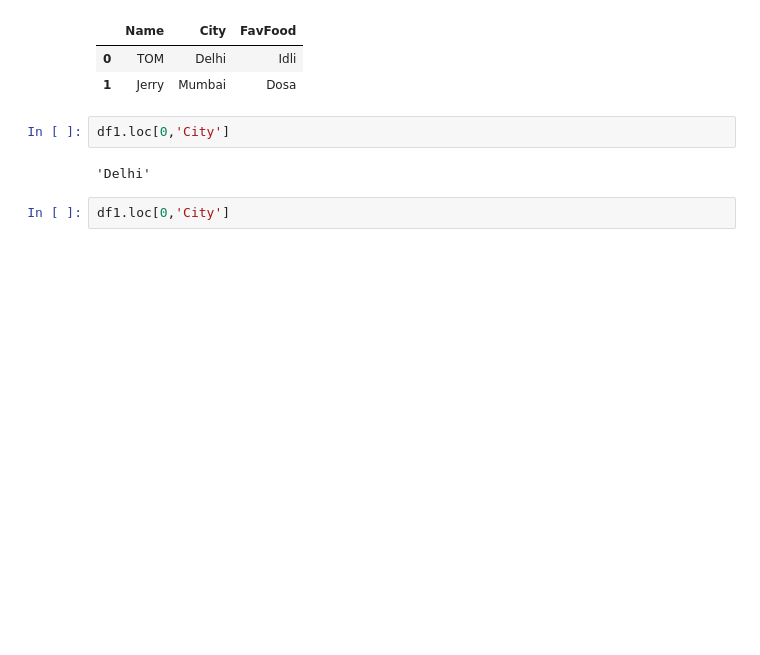
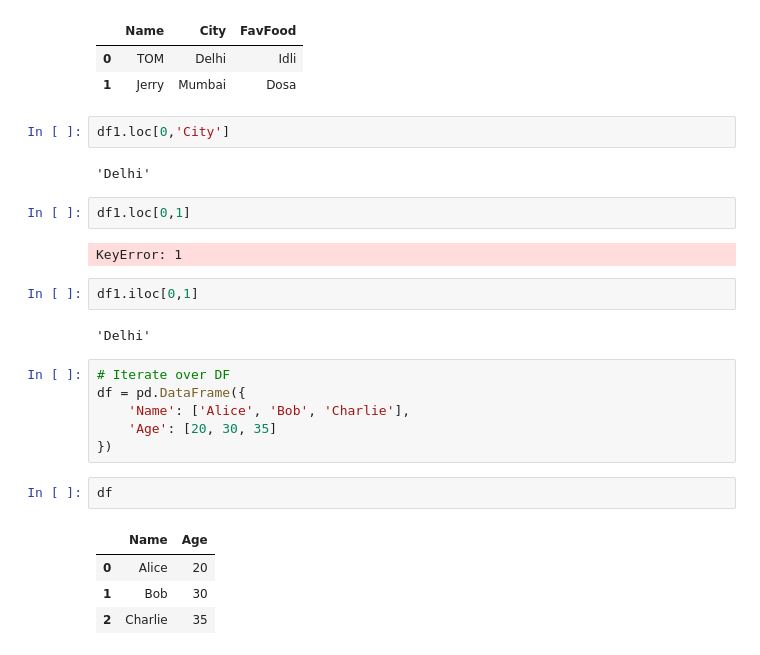
Before and after one commit to omrajsharma/lb-py-may-2025, a Jupyter notebook: pandas.ipynb, the cells around one changed output. Cells and saved outputs as stored; diff of their text form; blank space fills up the shorter version.

```diff
--- a/pandas.ipynb
+++ b/pandas.ipynb
@@ -514,4 +514,23 @@ df1.loc[0,'City']
 # %% [output]
 'Delhi'
 # %%
-df1.loc[0,'City']
+df1.loc[0,1]
+# %% [output]
+KeyError: 1
+# %%
+df1.iloc[0,1]
+# %% [output]
+'Delhi'
+# %%
+# Iterate over DF
+df = pd.DataFrame({
+    'Name': ['Alice', 'Bob', 'Charlie'],
+    'Age': [20, 30, 35]
+})
+# %%
+df
+# %% [output]
+|  | Name | Age |
+| 0 | Alice | 20 |
+| 1 | Bob | 30 |
+| 2 | Charlie | 35 |
```
Also changed, not shown: parts of 27 cells of this notebook.
